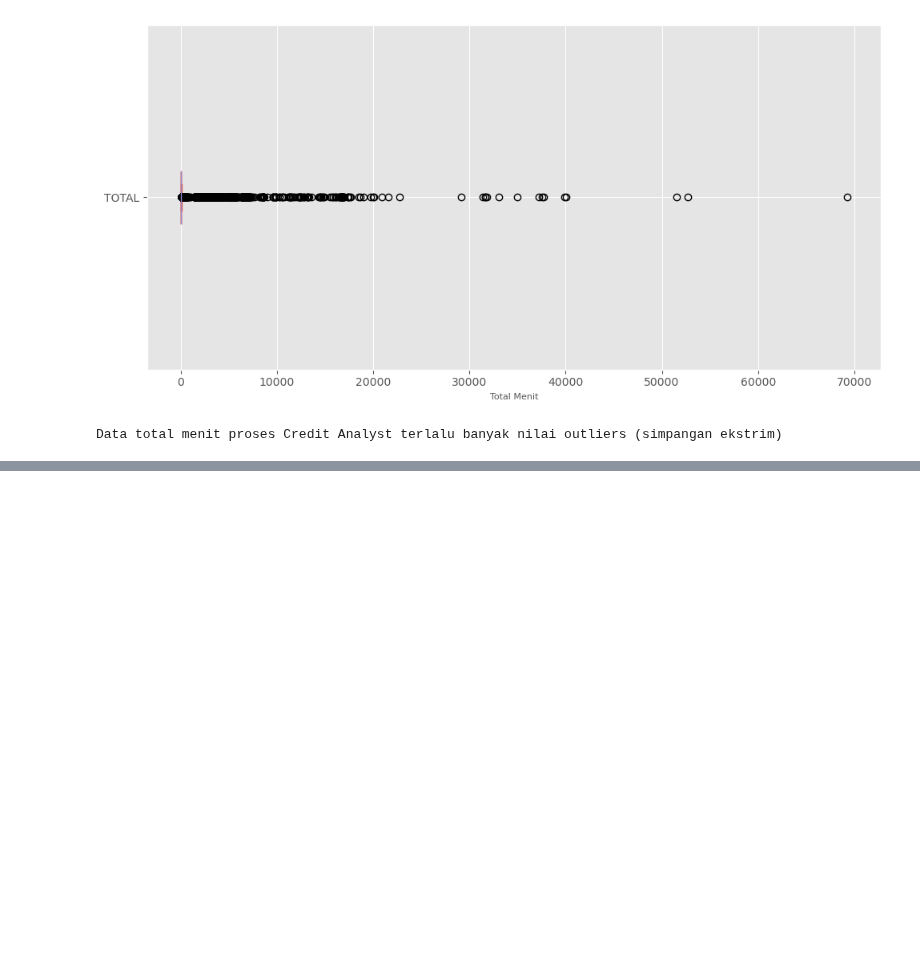
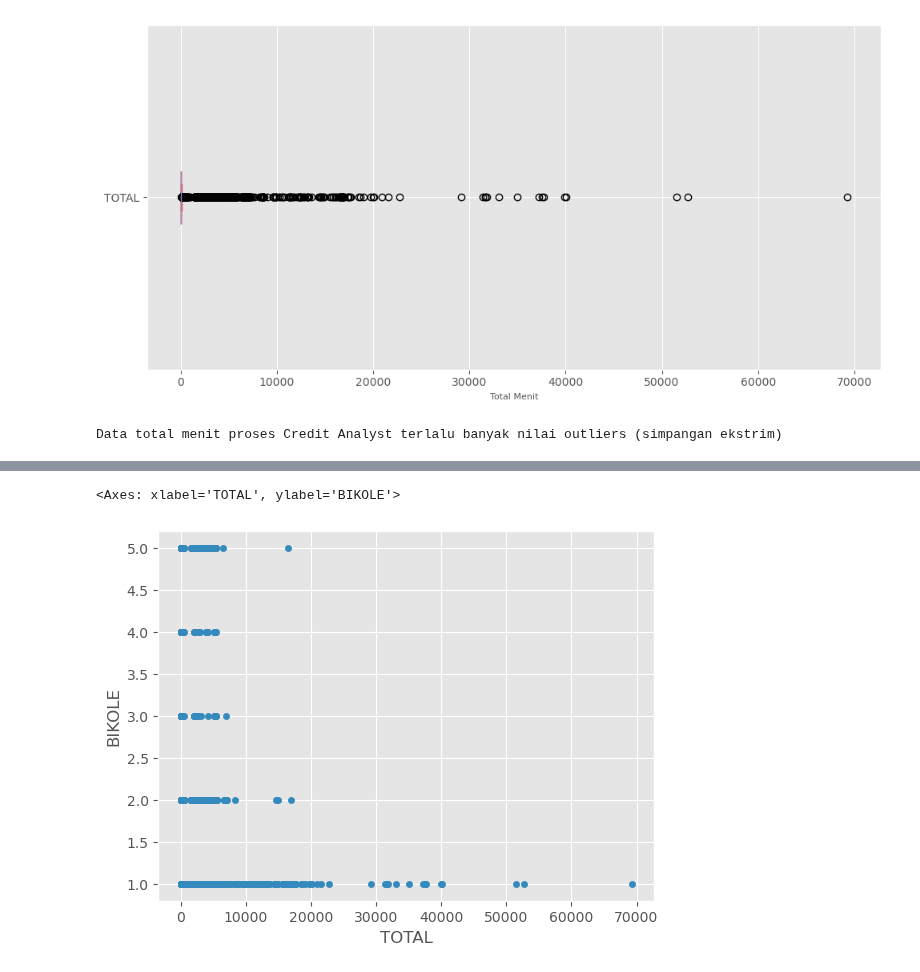
Before and after one commit to Ajhie1987/Python_Train, a Jupyter notebook: Analis_vs_Kolek.ipynb, the cells around one changed output, grey strips where cells are left out. Saved outputs shown, nothing was run; the diff lists cells and outputs as text; code cells hidden in the pictures; blank space fills up the shorter version.

```diff
--- a/Analis_vs_Kolek.ipynb
+++ b/Analis_vs_Kolek.ipynb
@@ -99,0 +82,6 @@ df
+# %%
+
+df.plot(kind='scatter', x='TOTAL', y='BIKOLE')
+# %% [output]
+<Axes: xlabel='TOTAL', ylabel='BIKOLE'>
+[figure, added]
```
Also changed, not shown: parts of 5 cells of this notebook.
